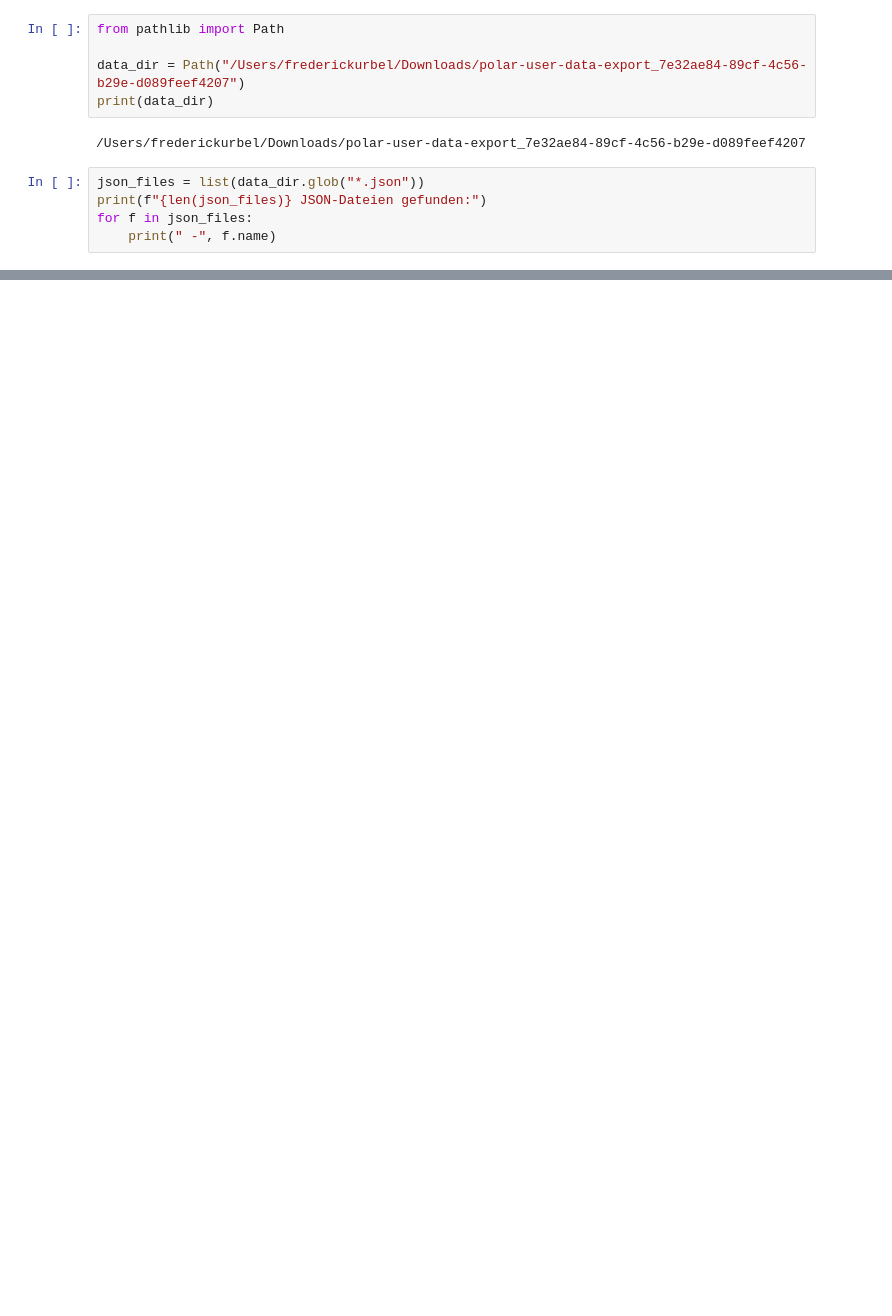
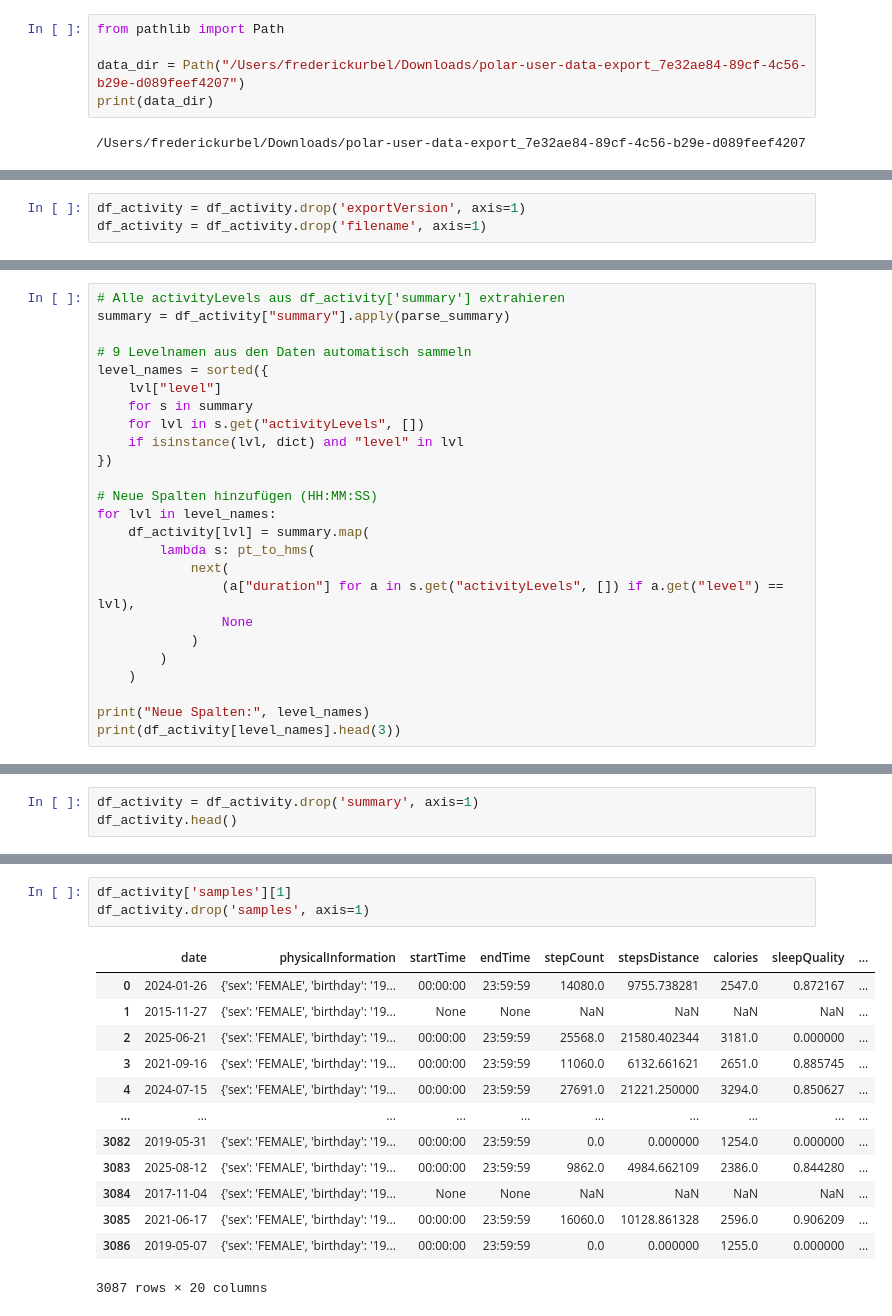
Before and after one commit to Fredeys/FHGR_DS_Sport_1, a Jupyter notebook: Extraction.ipynb, the cells around one changed output, grey strips where cells are left out. Saved outputs shown, nothing was run; the diff lists cells and outputs as text; blank space fills up the shorter version.

```diff
--- a/Extraction.ipynb
+++ b/Extraction.ipynb
@@ -5,8 +13,3 @@ data_dir = Path("/Users/frederickurbel/Downloads/polar-user-data-export_7e32ae84
 print(data_dir)
 # %% [output]
 /Users/frederickurbel/Downloads/polar-user-data-export_7e32ae84-89cf-4c56-b29e-d089feef4207
-# %%
-json_files = list(data_dir.glob("*.json"))
-print(f"{len(json_files)} JSON-Dateien gefunden:")
-for f in json_files:
-    print(" -", f.name)
@@ -239,0 +95,3 @@ NameError: name 'daily_hr' is not defined
+# %%
+df_activity = df_activity.drop('exportVersion', axis=1)
+df_activity = df_activity.drop('filename', axis=1)
@@ -239,0 +171,25 @@ NameError: name 'daily_hr' is not defined
+# %%
+# Alle activityLevels aus df_activity['summary'] extrahieren
+summary = df_activity["summary"].apply(parse_summary)
+
+# 9 Levelnamen aus den Daten automatisch sammeln
+level_names = sorted({
+    lvl["level"]
+    for s in summary
+    for lvl in s.get("activityLevels", [])
+    if isinstance(lvl, dict) and "level" in lvl
+})
+
+# Neue Spalten hinzufügen (HH:MM:SS)
+for lvl in level_names:
+    df_activity[lvl] = summary.map(
+        lambda s: pt_to_hms(
+            next(
+                (a["duration"] for a in s.get("activityLevels", []) if a.get("level") == lvl),
+                None
+            )
+        )
+    )
+
+print("Neue Spalten:", level_names)
+print(df_activity[level_names].head(3))
@@ -239,0 +207,3 @@ NameError: name 'daily_hr' is not defined
+# %%
+df_activity = df_activity.drop('summary', axis=1)
+df_activity.head()
@@ -239,0 +218,17 @@ NameError: name 'daily_hr' is not defined
+# %%
+df_activity['samples'][1]
+df_activity.drop('samples', axis=1)
+# %% [output]
+|  | date | physicalInformation | startTime | endTime | stepCount | stepsDistance | calories | sleepQuality | ... |
+| 0 | 2024-01-26 | {'sex': 'FEMALE', 'birthday': '19... | 00:00:00 | 23:59:59 | 14080.0 | 9755.738281 | 2547.0 | 0.872167 | ... |
+| 1 | 2015-11-27 | {'sex': 'FEMALE', 'birthday': '19... | None | None | NaN | NaN | NaN | NaN | ... |
+| 2 | 2025-06-21 | {'sex': 'FEMALE', 'birthday': '19... | 00:00:00 | 23:59:59 | 25568.0 | 21580.402344 | 3181.0 | 0.000000 | ... |
+| 3 | 2021-09-16 | {'sex': 'FEMALE', 'birthday': '19... | 00:00:00 | 23:59:59 | 11060.0 | 6132.661621 | 2651.0 | 0.885745 | ... |
+| 4 | 2024-07-15 | {'sex': 'FEMALE', 'birthday': '19... | 00:00:00 | 23:59:59 | 27691.0 | 21221.250000 | 3294.0 | 0.850627 | ... |
+| ... | ... | ... | ... | ... | ... | ... | ... | ... | ... |
+| 3082 | 2019-05-31 | {'sex': 'FEMALE', 'birthday': '19... | 00:00:00 | 23:59:59 | 0.0 | 0.000000 | 1254.0 | 0.000000 | ... |
+| 3083 | 2025-08-12 | {'sex': 'FEMALE', 'birthday': '19... | 00:00:00 | 23:59:59 | 9862.0 | 4984.662109 | 2386.0 | 0.844280 | ... |
+| 3084 | 2017-11-04 | {'sex': 'FEMALE', 'birthday': '19... | None | None | NaN | NaN | NaN | NaN | ... |
+| 3085 | 2021-06-17 | {'sex': 'FEMALE', 'birthday': '19... | 00:00:00 | 23:59:59 | 16060.0 | 10128.861328 | 2596.0 | 0.906209 | ... |
+| 3086 | 2019-05-07 | {'sex': 'FEMALE', 'birthday': '19... | 00:00:00 | 23:59:59 | 0.0 | 0.000000 | 1255.0 | 0.000000 | ... |
+3087 rows × 20 columns
```
Also changed, not shown: parts of 47 cells of this notebook.
